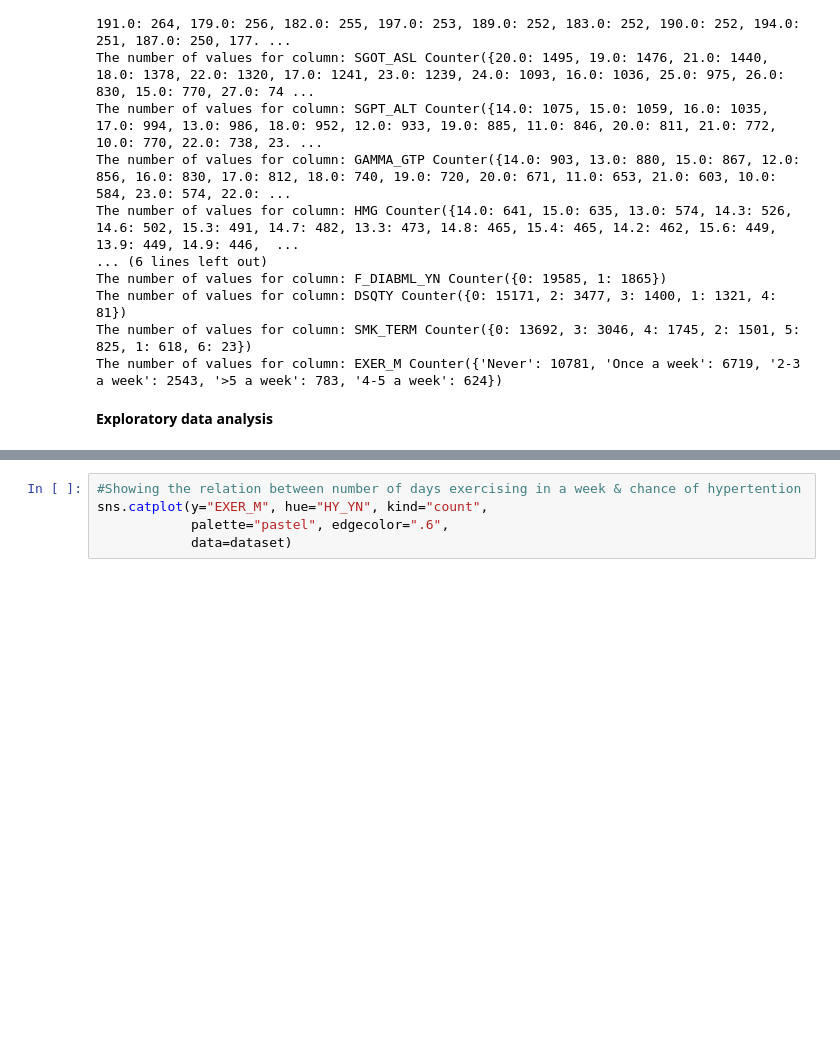
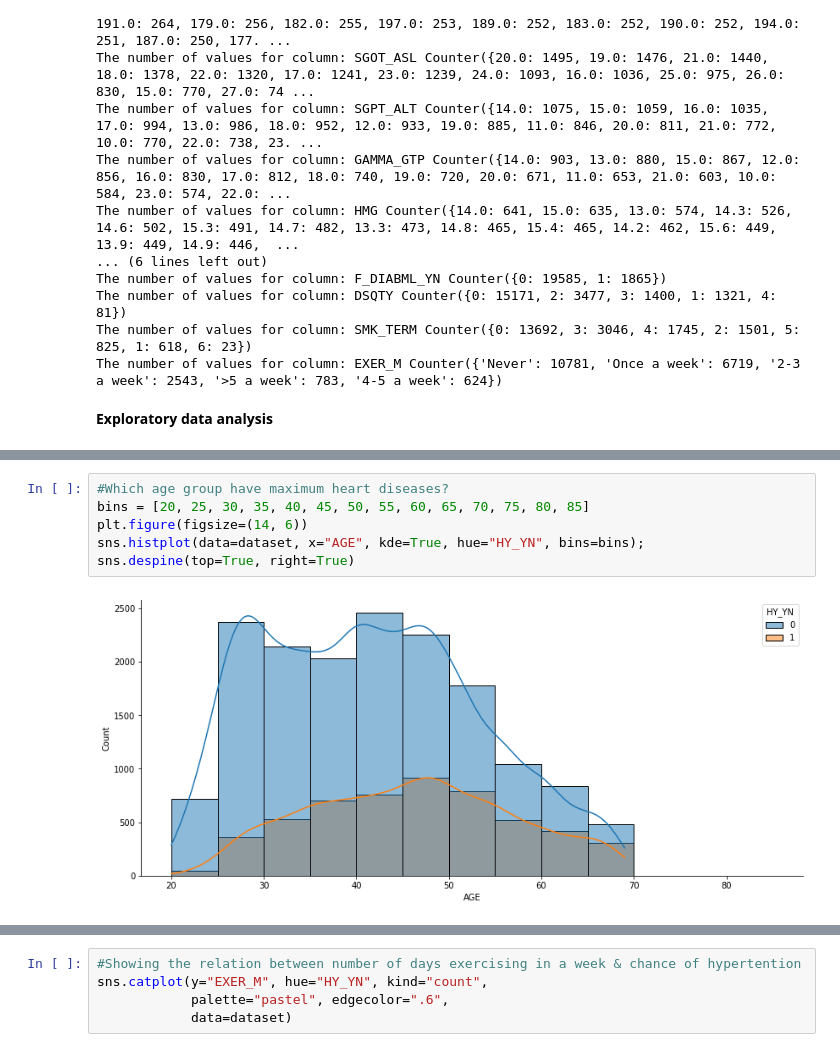
Before and after one commit to istiaqahmedfahim/restart_2022, a Jupyter notebook: Stacking.ipynb, the cells around one changed output, grey strips where cells are left out. Drawn from its saved outputs; the diff is of its cells as text; blank space fills up the shorter version.

```diff
--- a/Stacking.ipynb
+++ b/Stacking.ipynb
@@ -298,0 +312,8 @@ The number of values for column: EXER_M Counter({'Never': 10781, 'Once a week':
+# %%
+#Which age group have maximum heart diseases?
+bins = [20, 25, 30, 35, 40, 45, 50, 55, 60, 65, 70, 75, 80, 85]
+plt.figure(figsize=(14, 6))
+sns.histplot(data=dataset, x="AGE", kde=True, hue="HY_YN", bins=bins);
+sns.despine(top=True, right=True)
+# %% [output]
+[figure, added]
```
Also changed, not shown: parts of 2 cells of this notebook.
